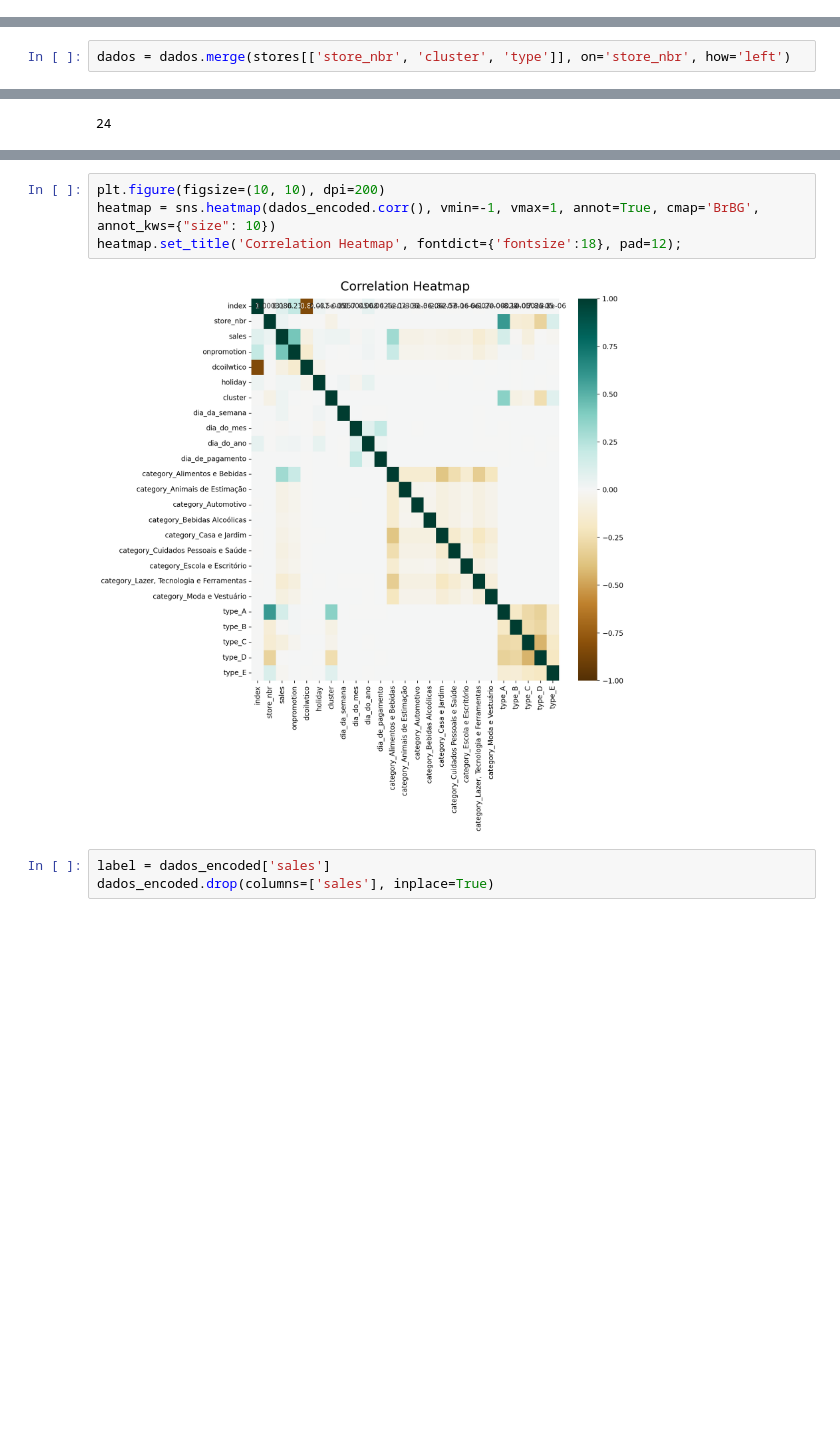
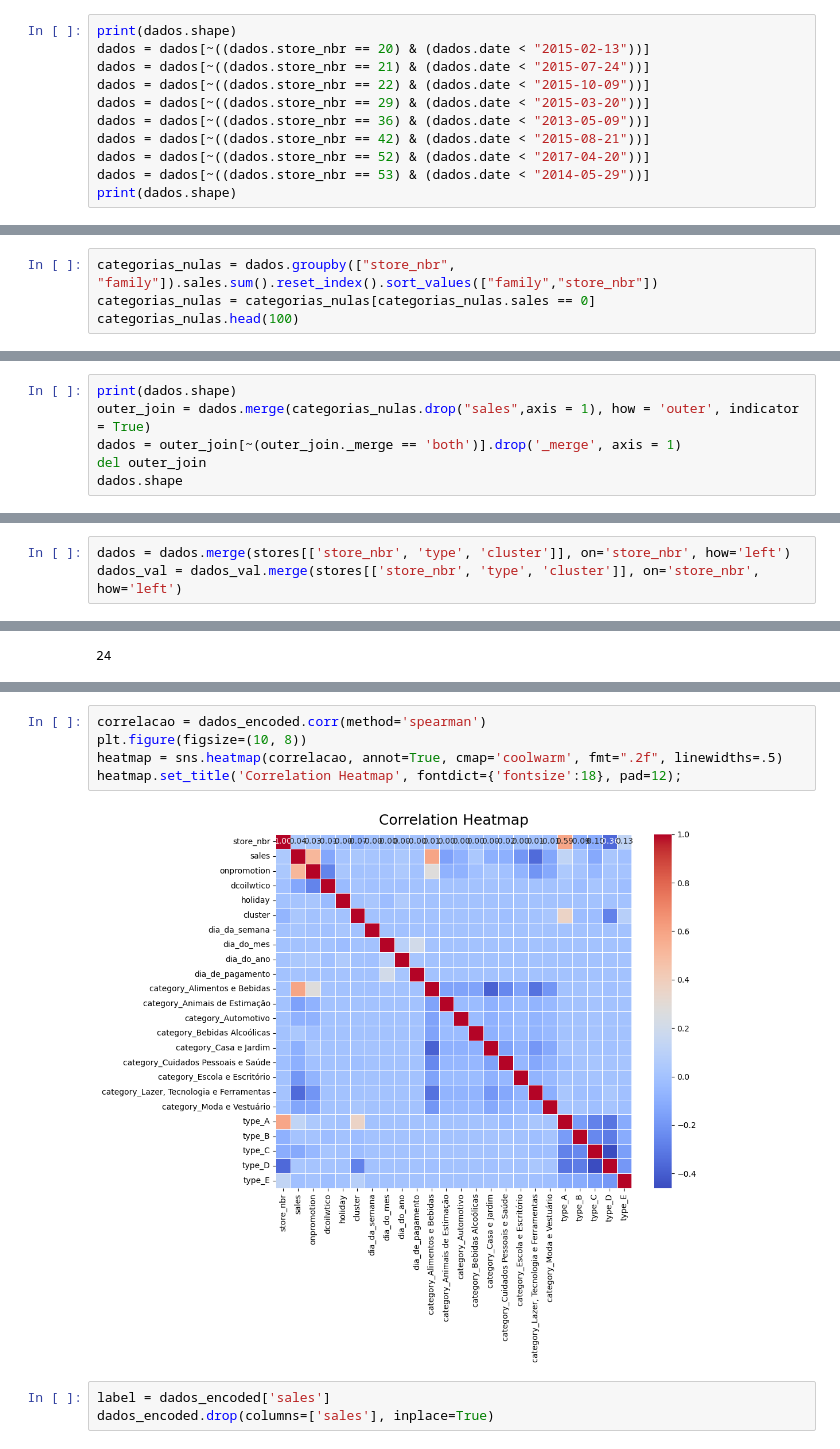
Before and after one commit to MrBarreto/DataMining, a Jupyter notebook: t2/t2.ipynb, the cells around one changed output, grey strips where cells are left out. Drawn from its saved outputs; the diff is of its cells as text; blank space fills up the shorter version.

```diff
--- a/t2/t2.ipynb
+++ b/t2/t2.ipynb
@@ -270,2 +307,13 @@ plt.show()
 # %%
 dados.reset_index(inplace=True)
+# %%
+print(dados.shape)
+dados = dados[~((dados.store_nbr == 20) & (dados.date < "2015-02-13"))]
+dados = dados[~((dados.store_nbr == 21) & (dados.date < "2015-07-24"))]
+dados = dados[~((dados.store_nbr == 22) & (dados.date < "2015-10-09"))]
+dados = dados[~((dados.store_nbr == 29) & (dados.date < "2015-03-20"))]
+dados = dados[~((dados.store_nbr == 36) & (dados.date < "2013-05-09"))]
+dados = dados[~((dados.store_nbr == 42) & (dados.date < "2015-08-21"))]
+dados = dados[~((dados.store_nbr == 52) & (dados.date < "2017-04-20"))]
+dados = dados[~((dados.store_nbr == 53) & (dados.date < "2014-05-29"))]
+print(dados.shape)
@@ -271,0 +323,4 @@ dados.reset_index(inplace=True)
+# %%
+categorias_nulas = dados.groupby(["store_nbr", "family"]).sales.sum().reset_index().sort_values(["family","store_nbr"])
+categorias_nulas = categorias_nulas[categorias_nulas.sales == 0]
+categorias_nulas.head(100)
@@ -271,0 +345,6 @@ dados.reset_index(inplace=True)
+# %%
+print(dados.shape)
+outer_join = dados.merge(categorias_nulas.drop("sales",axis = 1), how = 'outer', indicator = True)
+dados = outer_join[~(outer_join._merge == 'both')].drop('_merge', axis = 1)
+del outer_join
+dados.shape
@@ -272,2 +363,3 @@ dados.reset_index(inplace=True)
 # %%
-dados = dados.merge(stores[['store_nbr', 'cluster', 'type']], on='store_nbr', how='left')
+dados = dados.merge(stores[['store_nbr', 'type', 'cluster']], on='store_nbr', how='left')
+dados_val = dados_val.merge(stores[['store_nbr', 'type', 'cluster']], on='store_nbr', how='left')
@@ -368,11 +529,12 @@ type_D                                         bool
 type_E                                         bool
 dtype: object
 # %%
-plt.figure(figsize=(10, 10), dpi=200)
-heatmap = sns.heatmap(dados_encoded.corr(), vmin=-1, vmax=1, annot=True, cmap='BrBG', annot_kws={"size": 10})
+correlacao = dados_encoded.corr(method='spearman')
+plt.figure(figsize=(10, 8))
+heatmap = sns.heatmap(correlacao, annot=True, cmap='coolwarm', fmt=".2f", linewidths=.5)
 heatmap.set_title('Correlation Heatmap', fontdict={'fontsize':18}, pad=12);
 # %% [output]
-[figure, old version]
+[figure, new version]
 # %%
 label = dados_encoded['sales']
 dados_encoded.drop(columns=['sales'], inplace=True)
```
Also changed, not shown: parts of 72 cells of this notebook, 2 other files.
